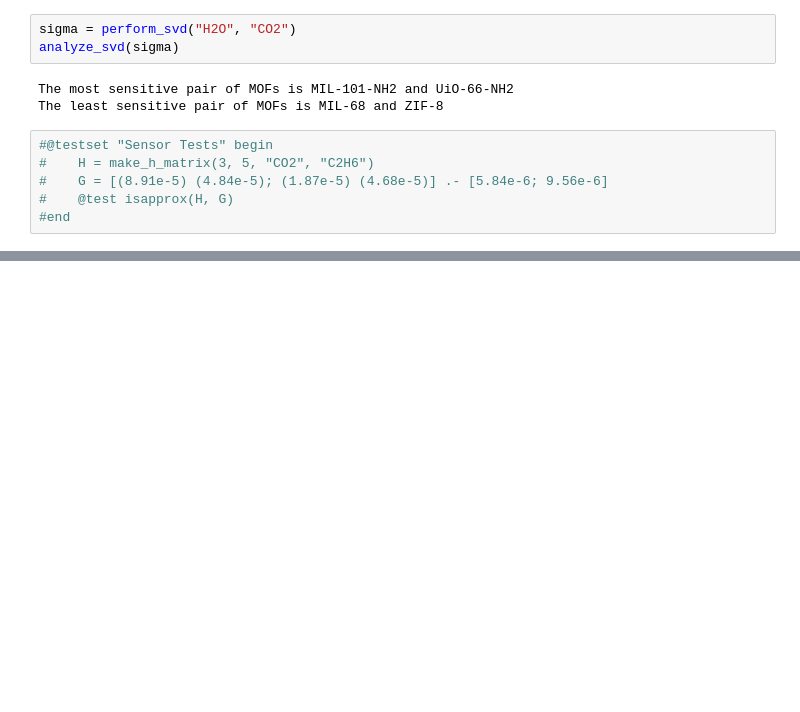
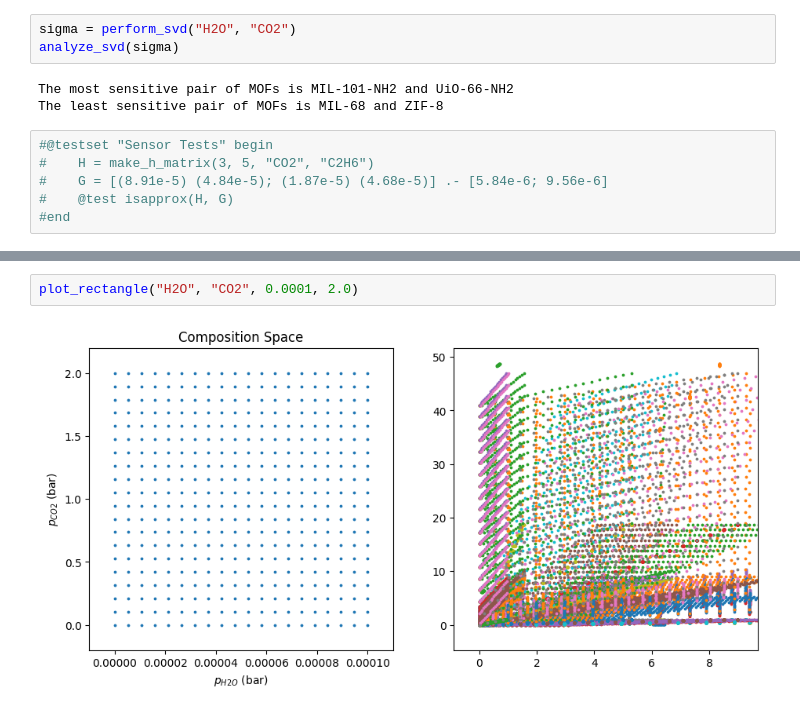
Before and after one commit to SimonEnsemble/sensor_arrays, a Jupyter notebook: src/Sensor_notebook.ipynb, the cells around one changed output, grey strips where cells are left out. Drawn from its saved outputs; the diff is of its cells as text; blank space fills up the shorter version.

Commit message:
Added rectangle idea to sensor notebook and fixed CO2 henry coeffs

```diff
--- a/src/Sensor_notebook.ipynb
+++ b/src/Sensor_notebook.ipynb
@@ -460,0 +503,4 @@ TestSetException: Some tests did not pass: 0 passed, 1 failed, 0 errored, 0 brok
+# %%
+plot_rectangle("H2O", "CO2", 0.0001, 2.0)
+# %% [output]
+[figure, added]
```
Also changed, not shown: parts of 10 cells of this notebook, 2 other files.
